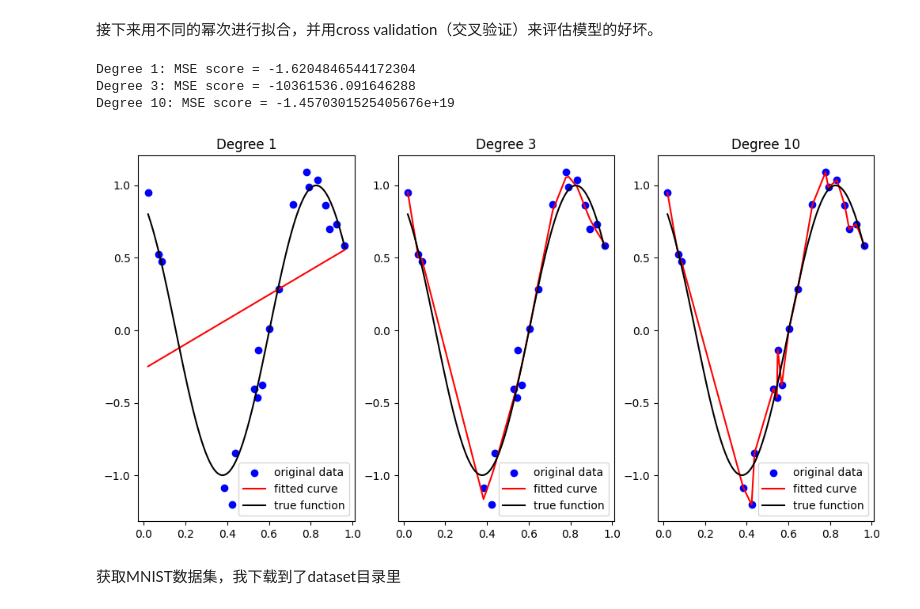
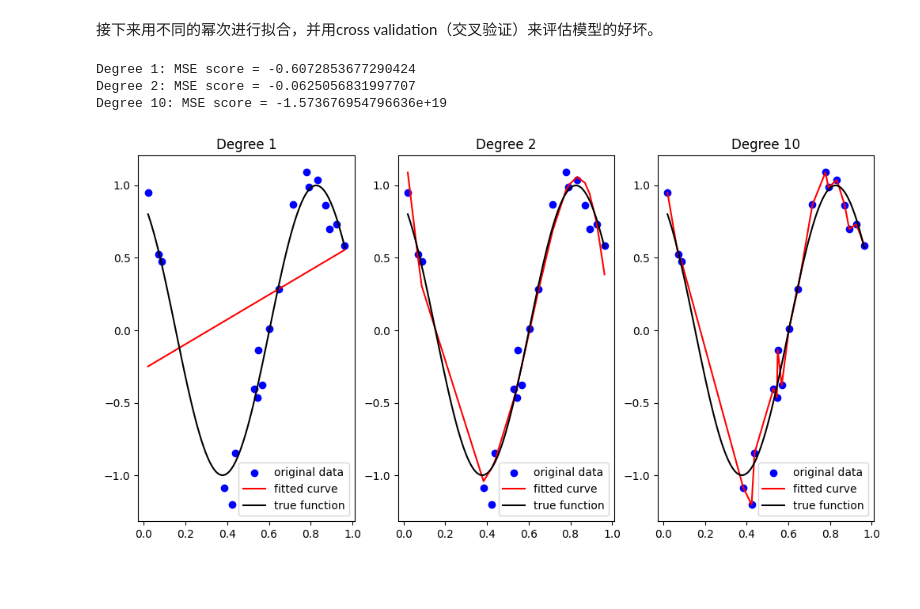
Before and after one commit to bu-bu-xxx/machine-learning-notebook, a Jupyter notebook: code/01_linear_regression.ipynb, the cells around one changed output. Cells and saved outputs as stored; diff of their text form; code cells hidden in the pictures; blank space fills up the shorter version.

```diff
--- a/code/01_linear_regression.ipynb
+++ b/code/01_linear_regression.ipynb
@@ -113,39 +85,37 @@ from sklearn.model_selection import cross_val_score
 
 
 X = X.reshape(-1, 1)
 y = y.reshape(-1, 1)
 
 plt.figure(figsize=(12, 6))
-for i, degree in enumerate([1,3,10]):
+for i, degree in enumerate([1,2,10]):
     features = PolynomialFeatures(degree=degree)
     linear_model = LinearRegression()
     pipeline = Pipeline([('features', features), ('linear_model', linear_model)])
     # preprocess the data
     X_poly = features.fit_transform(X)
     scaler = StandardScaler()
     X_poly_scaled = scaler.fit_transform(X_poly)
     # fit the model
     pipeline.fit(X_poly_scaled, y)
     # predict the output
     y_pred = pipeline.predict(X_poly_scaled)
     # plot the results
     subplot = plt.subplot(1, 3, i+1)
     plt.scatter(X, y, color='blue', label='original data')
     plt.plot(X, y_pred, color='red', label='fitted curve')
     X_linspace = np.linspace(X.min(), X.max(), 100)
     plt.plot(X_linspace, func(X_linspace), color='black', label='true function')
     plt.legend(loc='best')
     plt.title(f'Degree {degree}')
-    # 3-cross validation
-    scores = cross_val_score(pipeline, X_poly_scaled, y, cv=5,
+    # cross validation
+    scores = cross_val_score(pipeline, X_poly_scaled, y, cv=20,
                              scoring = 'neg_mean_squared_error')
     print(f'Degree {degree}: MSE score = {scores.mean()}')
 
 plt.show()
 # %% [output]
-Degree 1: MSE score = -1.6204846544172304
-Degree 3: MSE score = -10361536.091646288
-Degree 10: MSE score = -1.4570301525405676e+19
+Degree 1: MSE score = -0.6072853677290424
+Degree 2: MSE score = -0.0625056831997707
+Degree 10: MSE score = -1.573676954796636e+19
-[figure, old version]
+[figure, new version]
-# %% [markdown]
-获取MNIST数据集，我下载到了dataset目录里
```
Also changed, not shown: parts of 8 cells of this notebook, 4 other files.
